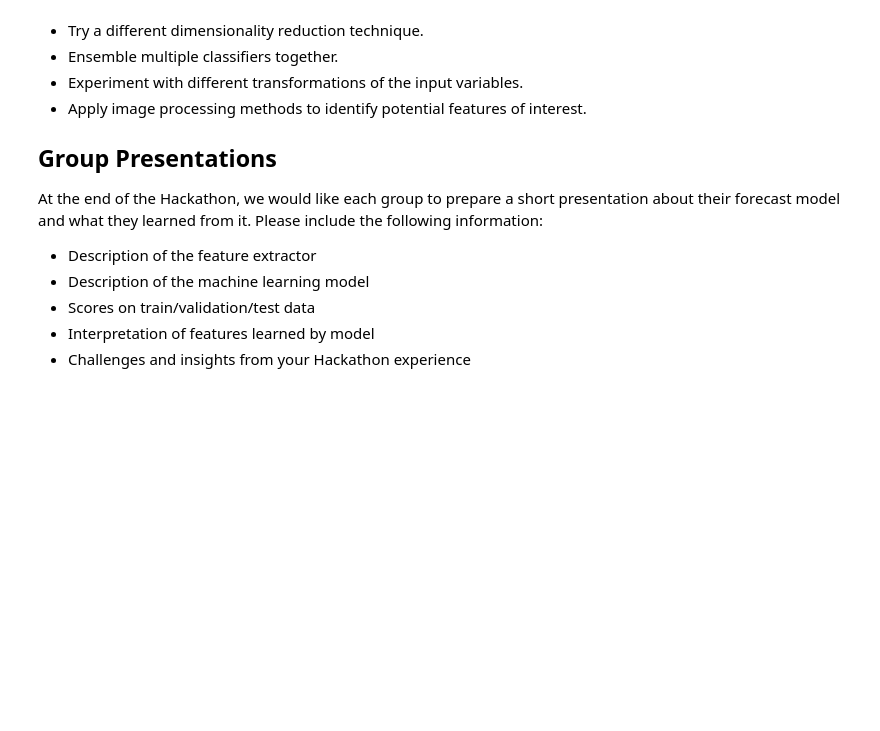
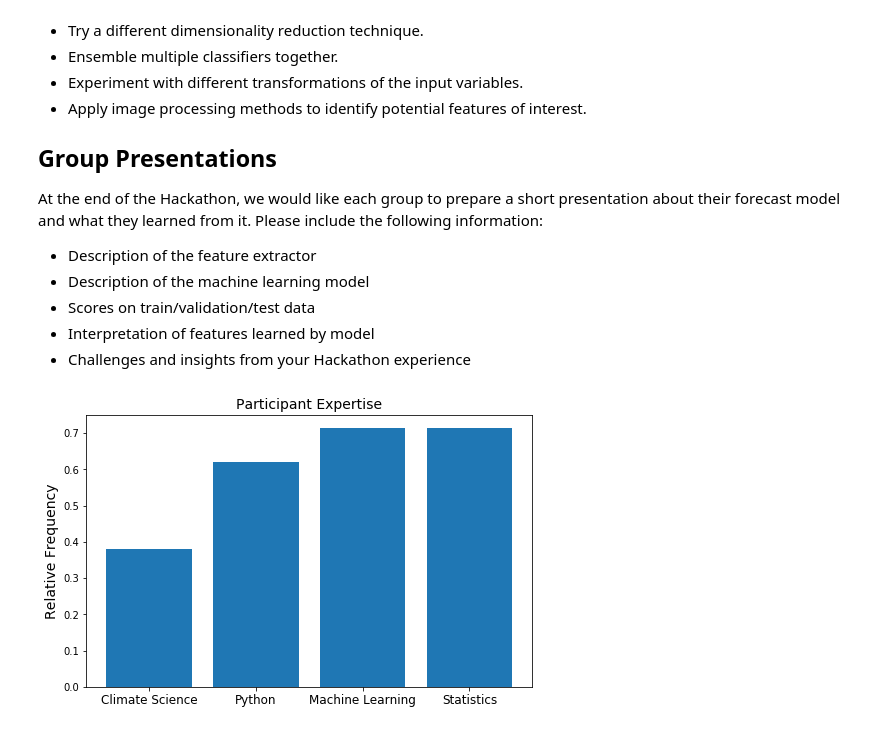
Before and after one commit to ramp-kits/california_rainfall, a Jupyter notebook: california_rainfall_starting_kit.ipynb, the cells around one changed output. Drawn from its saved outputs; the diff is of its cells as text; code cells hidden in the pictures; blank space fills up the shorter version.

```diff
--- a/california_rainfall_starting_kit.ipynb
+++ b/california_rainfall_starting_kit.ipynb
@@ -383,3 +407,14 @@ At the end of the Hackathon, we would like each group to prepare a short present
 * Scores on train/validation/test data
 * Interpretation of features learned by model
 * Challenges and insights from your Hackathon experience
+# %%
+plt.figure(figsize=(8, 5))
+participant_list = np.array([8, 13, 15, 15])
+categories = np.array(["Climate Science", "Python", "Machine Learning", "Statistics"])
+plt.bar(np.arange(4), participant_list / 21)
+plt.xticks(np.arange(4), categories, fontsize=12)
+plt.ylabel("Relative Frequency", fontsize=14)
+plt.title("Participant Expertise", fontsize=14)
+plt.savefig("hackathon_expertise.png", bbox_inches="tight", dpi=200)
+# %% [output]
+[figure, added]
```
Also changed, not shown: parts of 5 cells of this notebook, 2 other files.
